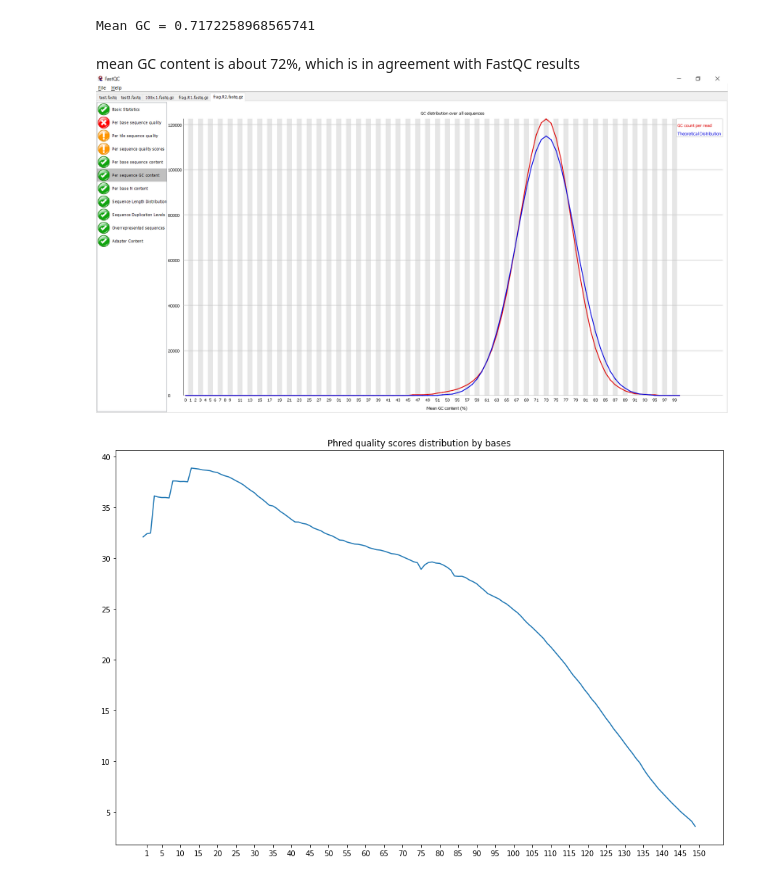
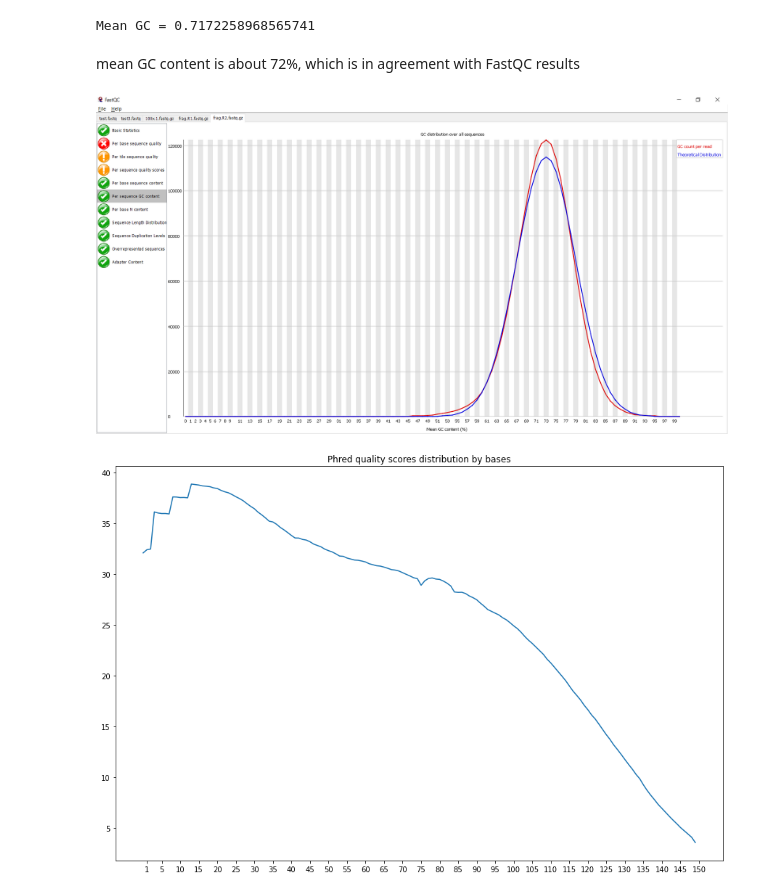
Before and after one commit to ivartb/bioinf_NGS, a Jupyter notebook: NGS_HW1_ArtemIvanov.ipynb, the cells around one changed output. Cells and saved outputs as stored; diff of their text form; code cells hidden in the pictures.

```diff
--- a/NGS_HW1_ArtemIvanov.ipynb
+++ b/NGS_HW1_ArtemIvanov.ipynb
@@ -80,7 +84,10 @@ with gzip.open("frag.R2.fastq.gz", "rt") as file:
 Mean GC = 0.7172258968565741
 # %% [markdown]
 mean GC content is about 72%, which is in agreement with FastQC results
-![image.png](attachment:image.png)
+# %%
+Image(filename='img_hw1/2.png')
+# %% [output]
+[figure, added]
 # %%
 with gzip.open("frag.R1.fastq.gz", "rt") as file:
     getBaseQual(load(file, "fastq-illumina"))
```
Also changed, not shown: parts of 7 cells of this notebook, 4 other files.
